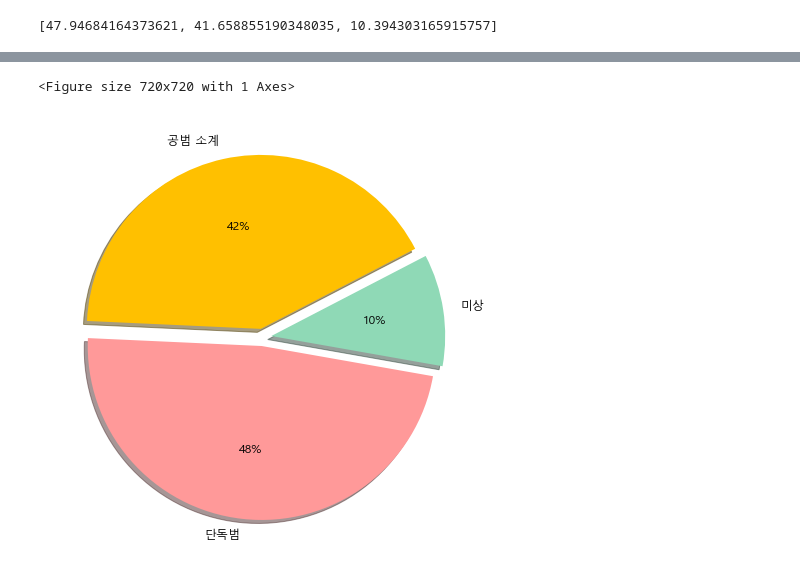
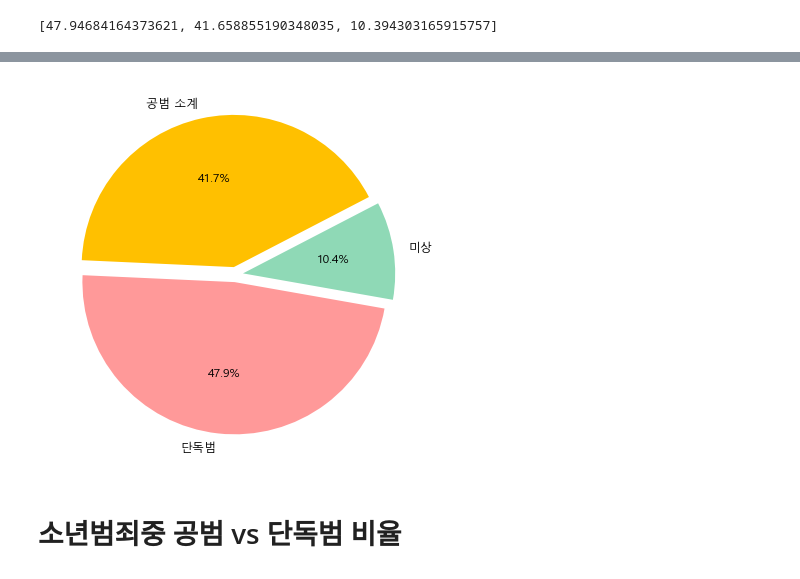
Before and after one commit to hkim11656/crime_analysis, a Jupyter notebook: 04_범죄유형별 소년범죄자 공범관계_홍상석1.ipynb, the cells around one changed output, grey strips where cells are left out. Cells and saved outputs as stored; diff of their text form; code cells hidden in the pictures.

```diff
--- a/04_범죄유형별 소년범죄자 공범관계_홍상석1.ipynb
+++ b/04_범죄유형별 소년범죄자 공범관계_홍상석1.ipynb
@@ -479,10 +506,10 @@ print(ratio)
 # %%
 labels = df_sum.columns[1:].tolist()
 explode = [0.05, 0.05, 0.05]
-colors = ['#D9FAE9', '#D6EEE0', '#B8D0C3']
-plt.figure(figsize=(10,10))
+colors = ['#ff9999', '#ffc000', '#8fd9b6']
+plt.figure(figsize=(7,7))
 plt.rc('font', size=12)
 
-plt.pie(ratio, labels=labels, autopct='%.1f%%', startangle=200, counterclock=False, explode=explode, colors=colors, wedgeprops=wedgeprops)
+plt.pie(ratio, labels=labels, autopct='%.1f%%', startangle=-10, counterclock=False, explode=explode, colors=colors)
 plt.show()
 # %% [output]
@@ -490,13 +516,3 @@ ValueError: Image size of 43486980x43487063 pixels is too large. It must be less
-<Figure size 720x720 with 1 Axes>
+[figure, added]
-# %%
-ratio = [31713.0,27554.0,6875.0]
-labels = ['단독범','공범 소계','미상']
-explode = [0.05,0.05, 0.05]
-colors = ['#ff9999', '#ffc000', '#8fd9b6']
-
-plt.figure(figsize=(8,8))
-plt.rc('font', size=12)
-plt.pie(ratio, labels=labels, autopct='%.0f%%', startangle=-10, counterclock=False, explode=explode, shadow=True, colors=colors)
-plt.show()
-# %% [output]
-[figure, removed]
+# %% [markdown]
+# 소년범죄중 공범 vs 단독범 비율
```
Also changed, not shown: parts of 11 cells of this notebook.
